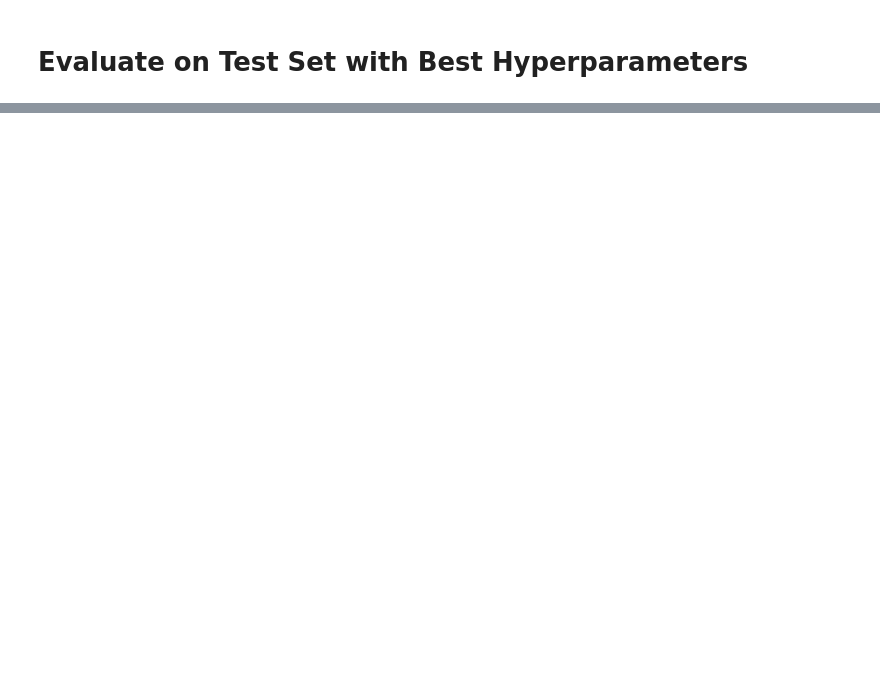
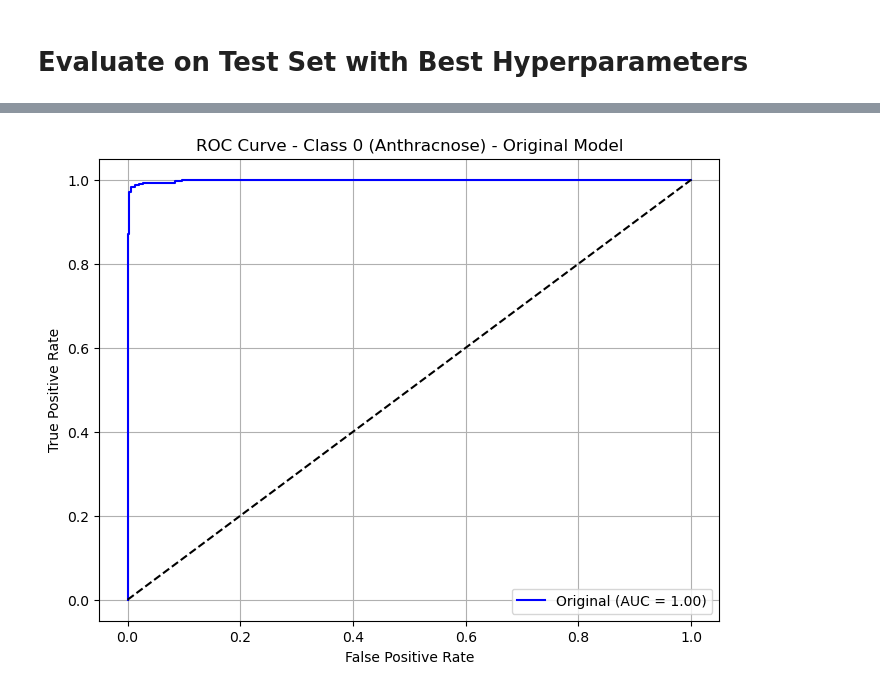
Before and after one commit to ToonNich/GrowQuest-Tower, a Jupyter notebook: Processing/MobileNetV3_Large.ipynb, the cells around one changed output, grey strips where cells are left out. Cells and saved outputs as stored; diff of their text form; code cells hidden in the pictures; blank space fills up the shorter version.

Commit message:
Finish training tune hyperparameter and evaulate
evaulate with best original model using roc curve

```diff
--- a/Processing/MobileNetV3_Large.ipynb
+++ b/Processing/MobileNetV3_Large.ipynb
@@ -619,0 +696,24 @@ print(f"Test Results: loss={loss:.4f}, acc={acc:.4f}, precision={prec:.4f}, reca
+# %%
+from tensorflow.keras.models import load_model
+from tensorflow.keras.metrics import Precision, Recall
+
+# Load model 1 (manually trained)
+model_1 = load_model('best_mobilenetv3_model.h5',
+                     custom_objects={'Precision': Precision, 'Recall': Recall})
+
+# Load model 2 (tuned)
+model_2 = load_model('hp_checkpoint/mobilenetv3_best_tuned_final.h5',
+                     custom_objects={'Precision': Precision, 'Recall': Recall})
+# %%
+from sklearn.metrics import roc_curve, auc
+from sklearn.preprocessing import label_binarize
+import matplotlib.pyplot as plt
+
+# One-hot encode the true labels
+y_true = test_generator.classes
+class_names = list(test_generator.class_indices.keys())
+y_true_bin = label_binarize(y_true, classes=range(len(class_names)))
+
+# Predict probabilities from both models
+y_score_original = model_1.predict(test_generator)  # e.g. best_mobilenetv3_model.h5
+y_score_tuned = model_2.predict(test_generator)     # e.g. mobilenetv3_best_tuned_final.h5
@@ -619,0 +723,15 @@ print(f"Test Results: loss={loss:.4f}, acc={acc:.4f}, precision={prec:.4f}, reca
+# %%
+fpr1, tpr1, _ = roc_curve(y_true_bin[:, 0], y_score_original[:, 0])
+auc1 = auc(fpr1, tpr1)
+
+plt.figure(figsize=(8,6))
+plt.plot(fpr1, tpr1, label=f"Original (AUC = {auc1:.2f})", color='blue')
+plt.plot([0, 1], [0, 1], 'k--')
+plt.title("ROC Curve - Class 0 (Anthracnose) - Original Model")
+plt.xlabel("False Positive Rate")
+plt.ylabel("True Positive Rate")
+plt.legend(loc='lower right')
+plt.grid(True)
+plt.show()
+# %% [output]
+[figure, added]
```
Also changed, not shown: parts of 14 cells of this notebook, 2 other files.
